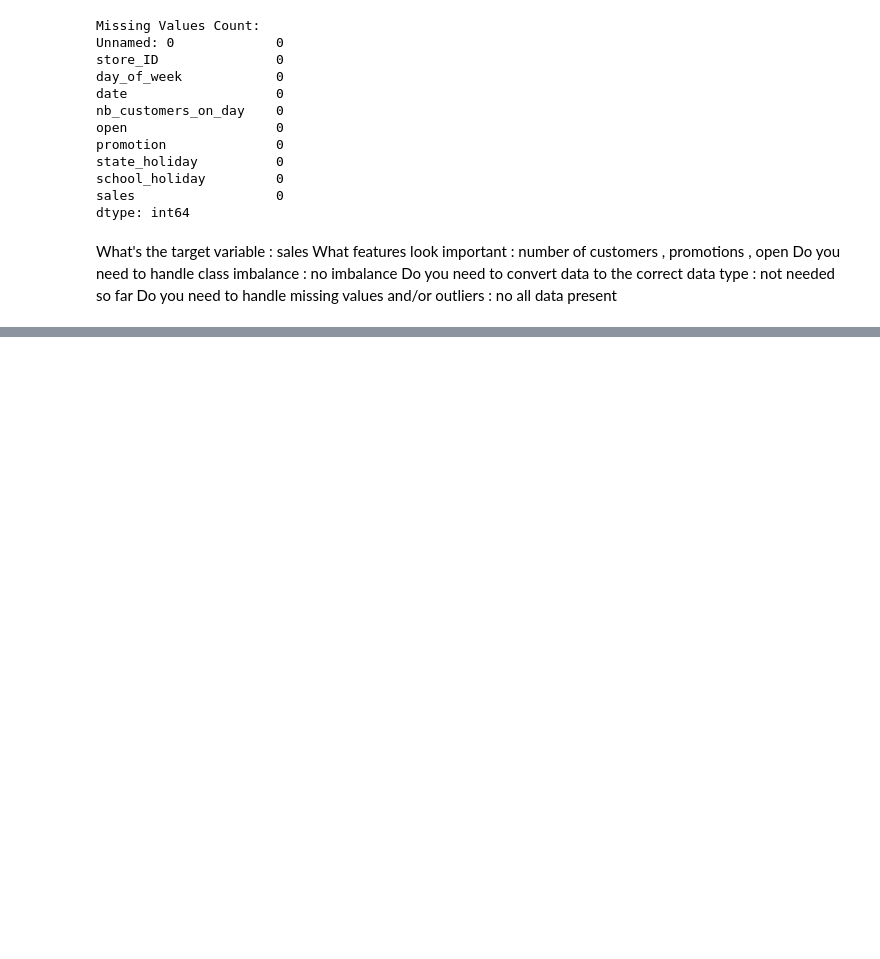
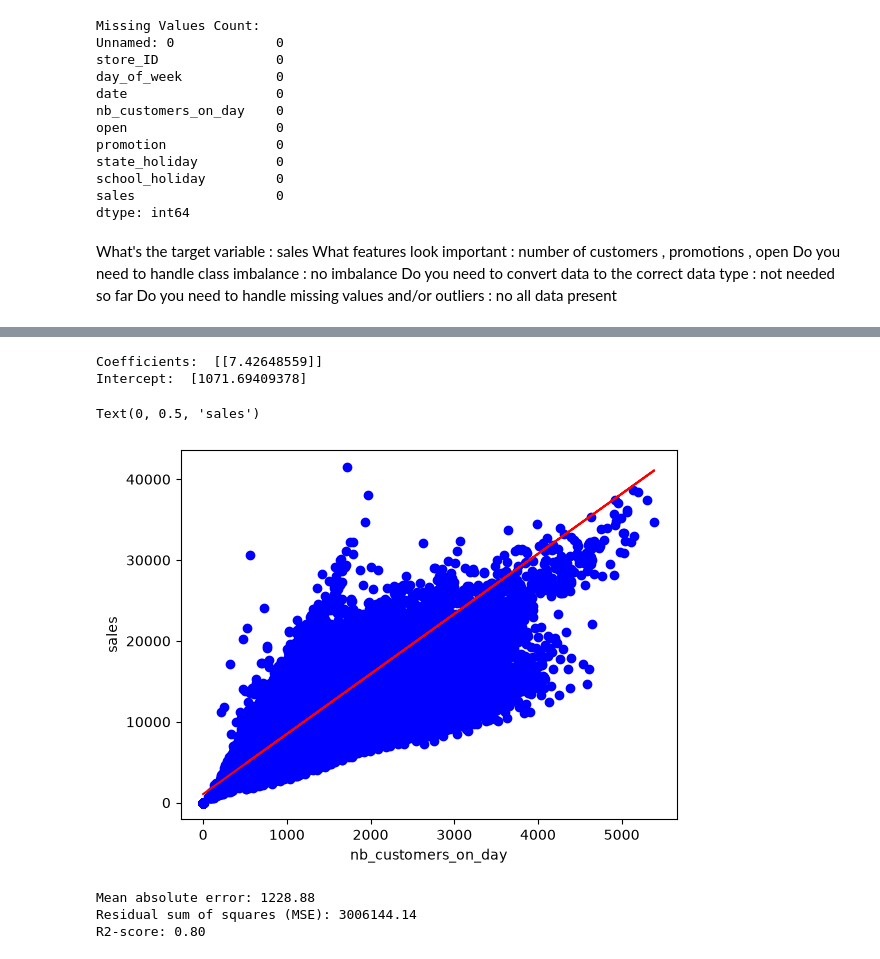
Before and after one commit to ivanmatteuzzi/challenge_group1, a Jupyter notebook: notebooks/01_EDA.ipynb, the cells around one changed output, grey strips where cells are left out. Cells and saved outputs as stored; diff of their text form; code cells hidden in the pictures; blank space fills up the shorter version.

```diff
--- a/notebooks/01_EDA.ipynb
+++ b/notebooks/01_EDA.ipynb
@@ -142,0 +286,34 @@ Do you need to handle missing values and/or outliers : no all data present
+# %%
+from sklearn import linear_model
+regr = linear_model.LinearRegression()
+train_x = np.asanyarray(train[['nb_customers_on_day']])
+train_y = np.asanyarray(train[['sales']])
+regr.fit(train_x, train_y)
+# The coefficients
+print ('Coefficients: ', regr.coef_)
+print ('Intercept: ',regr.intercept_)
+# %% [output]
+Coefficients:  [[7.42648559]]
+Intercept:  [1071.69409378]
+# %%
+plt.scatter(train.nb_customers_on_day, train.sales,  color='blue')
+plt.plot(train_x, regr.coef_[0][0]*train_x + regr.intercept_[0], '-r')
+plt.xlabel("nb_customers_on_day")
+plt.ylabel("sales")
+# %% [output]
+Text(0, 0.5, 'sales')
+[figure, added]
+# %%
+from sklearn.metrics import r2_score
+
+test_x = np.asanyarray(test[['nb_customers_on_day']])
+test_y = np.asanyarray(test[['sales']])
+test_y_ = regr.predict(test_x)
+
+print("Mean absolute error: %.2f" % np.mean(np.absolute(test_y_ - test_y)))
+print("Residual sum of squares (MSE): %.2f" % np.mean((test_y_ - test_y) ** 2))
+print("R2-score: %.2f" % r2_score(test_y , test_y_) )
+# %% [output]
+Mean absolute error: 1228.88
+Residual sum of squares (MSE): 3006144.14
+R2-score: 0.80
```
Also changed, not shown: parts of 15 cells of this notebook.
